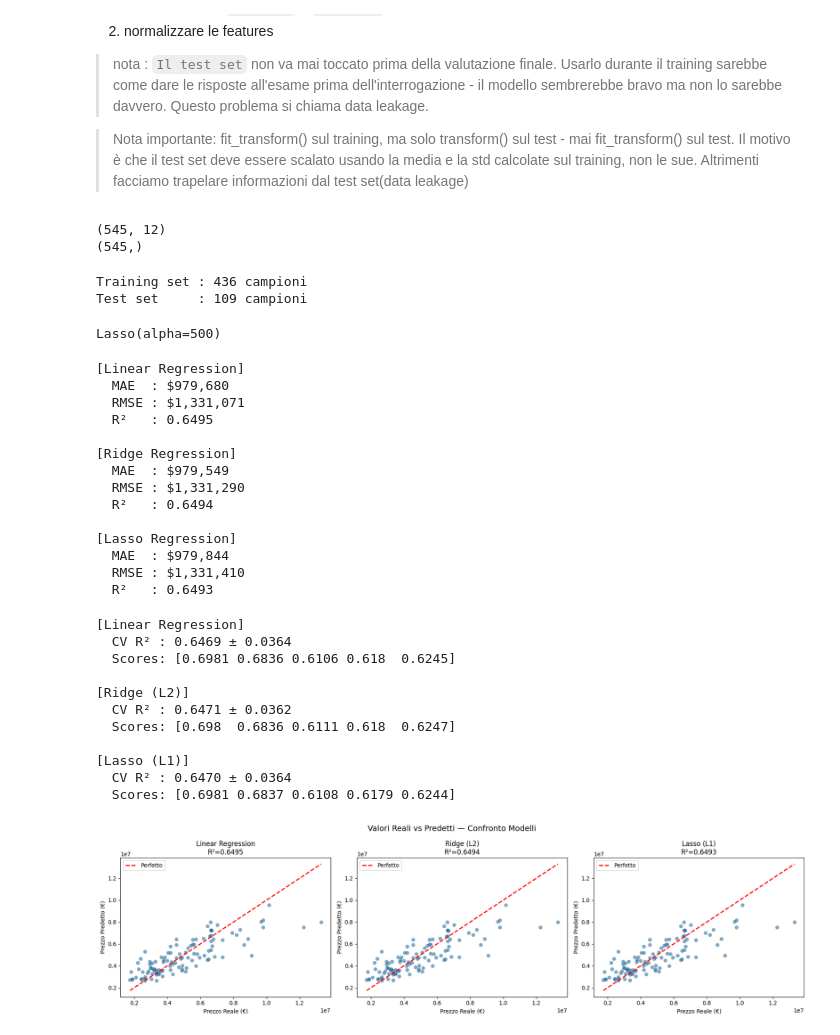
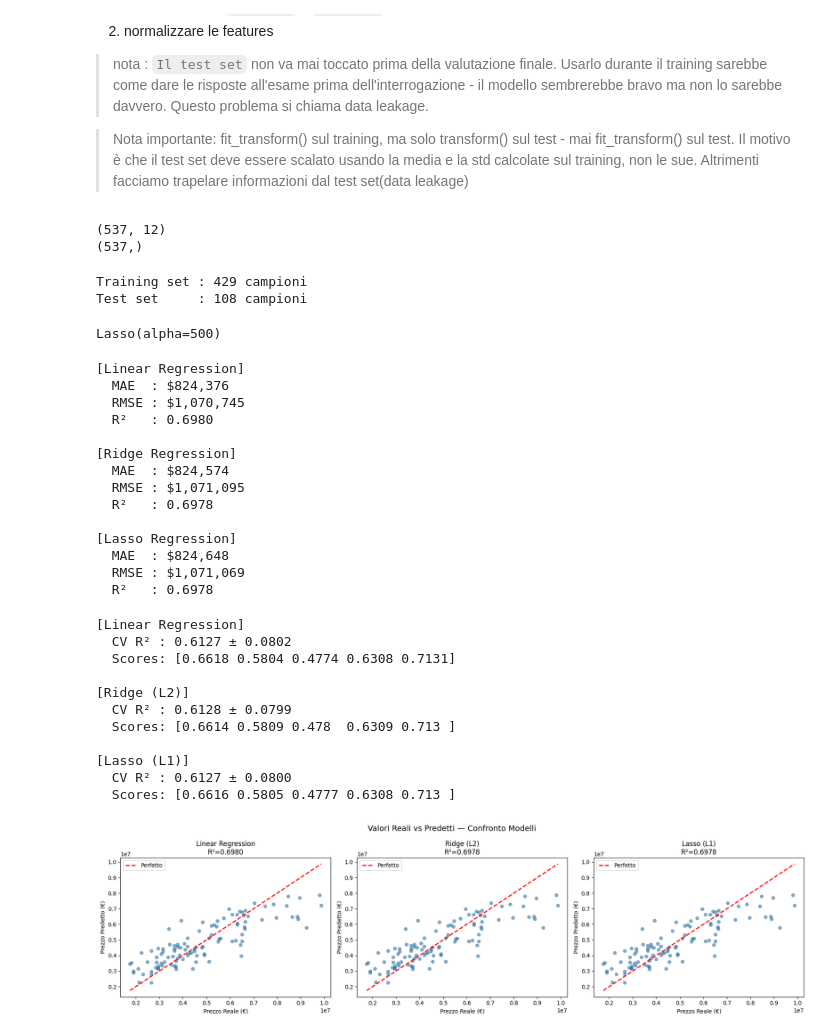
Before and after one commit to bassignana/bitcamp, a Jupyter notebook: esercizi/previsione_prezzi/previsione_prezzi.ipynb, the cells around one changed output. Drawn from its saved outputs; the diff is of its cells as text; code cells hidden in the pictures.

```diff
--- a/esercizi/previsione_prezzi/previsione_prezzi.ipynb
+++ b/esercizi/previsione_prezzi/previsione_prezzi.ipynb
@@ -222,21 +222,23 @@ operiamo su due obiettivi:
 
 > Nota importante: fit_transform() sul training, ma solo transform() sul test - mai fit_transform() sul test. Il motivo è che il test set deve essere scalato usando la media e la std calcolate sul training, non le sue. Altrimenti facciamo trapelare informazioni dal test set(data leakage)
 # %%
+case_df = case_df[case_df['price'] <= 10_000_000]  # rimuovo outlier
+
 X = case_df.drop(columns=["price"])  # tutto tranne il prezzo → features
 y = case_df["price"]                 # solo il prezzo → target
 
 print(X.shape)  # (545, 12) → 545 case, 12 feature
 print(y.shape)  # (545,)   → prezzi
 # %% [output]
-(545, 12)
-(545,)
+(537, 12)
+(537,)
 # %%
 X_train, X_test, y_train, y_test = train_test_split(X, y, test_size=0.2, random_state=42) # 20% dei dati per il test, 80% per il training
 print(f"Training set : {X_train.shape[0]} campioni") # 436 campioni
 print(f"Test set     : {X_test.shape[0]} campioni") # 109 campioni
 # %% [output]
-Training set : 436 campioni
-Test set     : 109 campioni
+Training set : 429 campioni
+Test set     : 108 campioni
 # %%
 # Lo scaler trasforma ogni feature così:
 # valore_scalato = (valore - media) / deviazione_standard
@@ -294,19 +296,19 @@ for name, y_pred in [("Linear Regression", y_pred_lr),
     print(f"  R²   : {r2:.4f}") # alt 0178 per ²
 # %% [output]
 [Linear Regression]
-  MAE  : $979,680
-  RMSE : $1,331,071
-  R²   : 0.6495
+  MAE  : $824,376
+  RMSE : $1,070,745
+  R²   : 0.6980
 
 [Ridge Regression]
-  MAE  : $979,549
-  RMSE : $1,331,290
-  R²   : 0.6494
+  MAE  : $824,574
+  RMSE : $1,071,095
+  R²   : 0.6978
 
 [Lasso Regression]
-  MAE  : $979,844
-  RMSE : $1,331,410
-  R²   : 0.6493
+  MAE  : $824,648
+  RMSE : $1,071,069
+  R²   : 0.6978
 # %%
 for nome, modello in [("Linear Regression", lr),
                       ("Ridge (L2)",        ridge),
@@ -330,47 +332,47 @@ for nome, modello in [("Linear Regression", lr),
     print(f"  Scores: {cv_scores.round(4)}")
 # %% [output]
 [Linear Regression]
-  CV R² : 0.6469 ± 0.0364
-  Scores: [0.6981 0.6836 0.6106 0.618  0.6245]
+  CV R² : 0.6127 ± 0.0802
+  Scores: [0.6618 0.5804 0.4774 0.6308 0.7131]
 
 [Ridge (L2)]
-  CV R² : 0.6471 ± 0.0362
-  Scores: [0.698  0.6836 0.6111 0.618  0.6247]
+  CV R² : 0.6128 ± 0.0799
+  Scores: [0.6614 0.5809 0.478  0.6309 0.713 ]
 
 [Lasso (L1)]
-  CV R² : 0.6470 ± 0.0364
-  Scores: [0.6981 0.6837 0.6108 0.6179 0.6244]
+  CV R² : 0.6127 ± 0.0800
+  Scores: [0.6616 0.5805 0.4777 0.6308 0.713 ]
 # %%
 # --- Grafici Comparativi (Reale vs Predetto)
 # Ogni punto è una casa:
 #   sull'asse X il prezzo reale,
 #   sull'asse Y quello predetto dal modello.
 
 fig, axes = plt.subplots(1, 3, figsize=(18, 5))
 fig.suptitle("Valori Reali vs Predetti — Confronto Modelli", fontsize=14)
 
 dati = [
-    ("Linear Regression", y_pred_lr,     0.6495), # R² calcolato in precedenza
-    ("Ridge (L2)",         y_pred_ridge, 0.6494),
-    ("Lasso (L1)",         y_pred_lasso, 0.6493),
+    ("Linear Regression", y_pred_lr,     0.6980), # R² calcolato in precedenza
+    ("Ridge (L2)",         y_pred_ridge, 0.6978),
+    ("Lasso (L1)",         y_pred_lasso, 0.6978),
 ]
 
 for ax, (nome, y_pred, r2) in zip(axes, dati):
     ax.scatter(y_test, y_pred, alpha=0.6, edgecolors="k", linewidths=0.3)
 
     # Linea rossa tratteggiata = predizione perfetta
     lim = [y_test.min(), y_test.max()]
     ax.plot(lim, lim, "r--", lw=2, label="Perfetto")
 
     ax.set_xlabel("Prezzo Reale (€)")
     ax.set_ylabel("Prezzo Predetto (€)")
     ax.set_title(f"{nome}\nR²={r2:.4f}")
     ax.legend()
 
 plt.tight_layout()
 plt.show()
 # %% [output]
-[figure, old version]
+[figure, new version]
 # %%
 # --- dopo l'addestramento, possiamo guardare i coefficienti del modello lineare per capire quali feature hanno più impatto sul prezzo.
 
```
Also changed, not shown: parts of 6 cells of this notebook.
